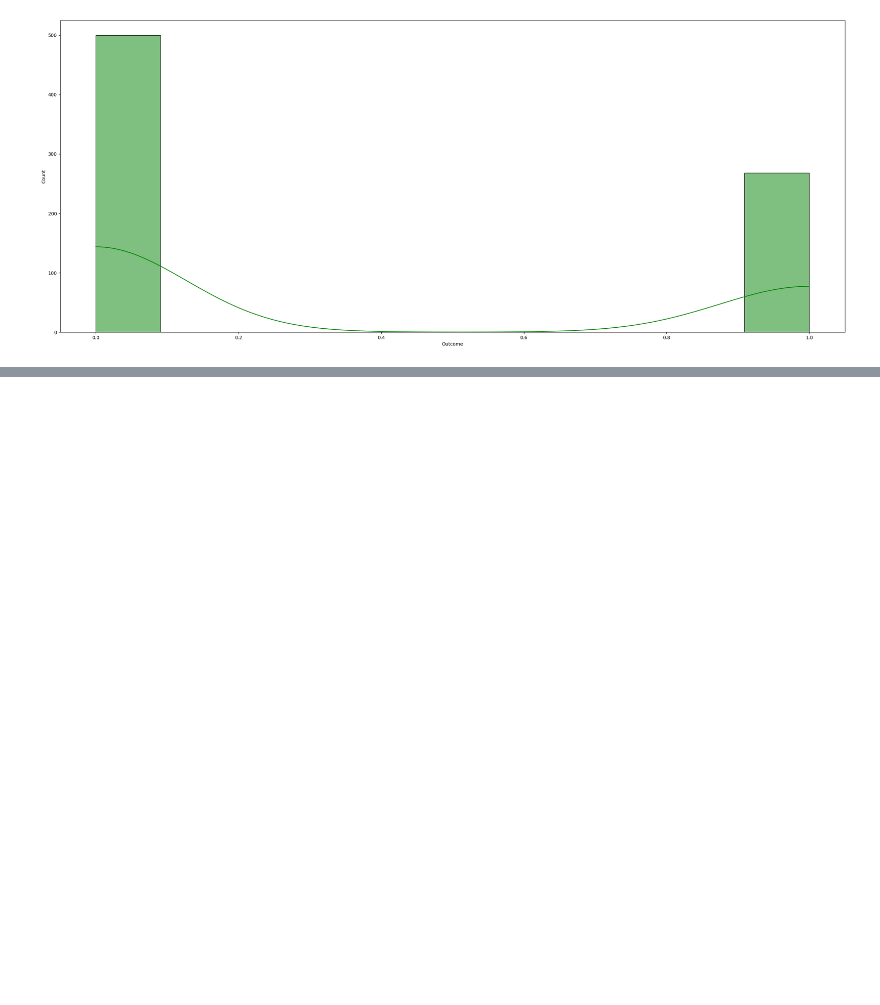
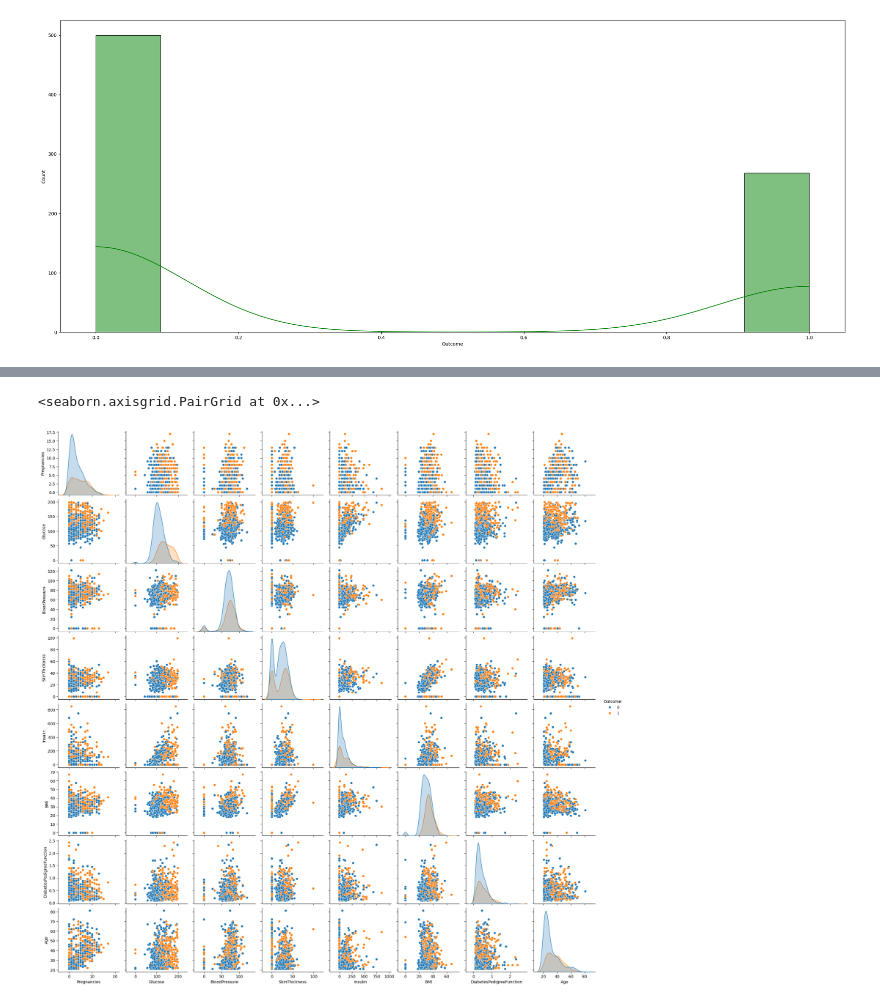
Before and after one commit to MannShrestha/Diabetes_prediction, a Jupyter notebook: notebook/EDA Diabetes.ipynb, the cells around one changed output, grey strips where cells are left out. Cells and saved outputs as stored; diff of their text form; code cells hidden in the pictures; blank space fills up the shorter version.

```diff
--- a/notebook/EDA Diabetes.ipynb
+++ b/notebook/EDA Diabetes.ipynb
@@ -186,0 +192,5 @@ sns.histplot(data=df, x='Outcome', kde=True, color='g')
+# %%
+sns.pairplot(data=df, hue='Outcome')
+# %% [output]
+<seaborn.axisgrid.PairGrid at 0x...>
+[figure, added]
```
Also changed, not shown: parts of 5 cells of this notebook.
